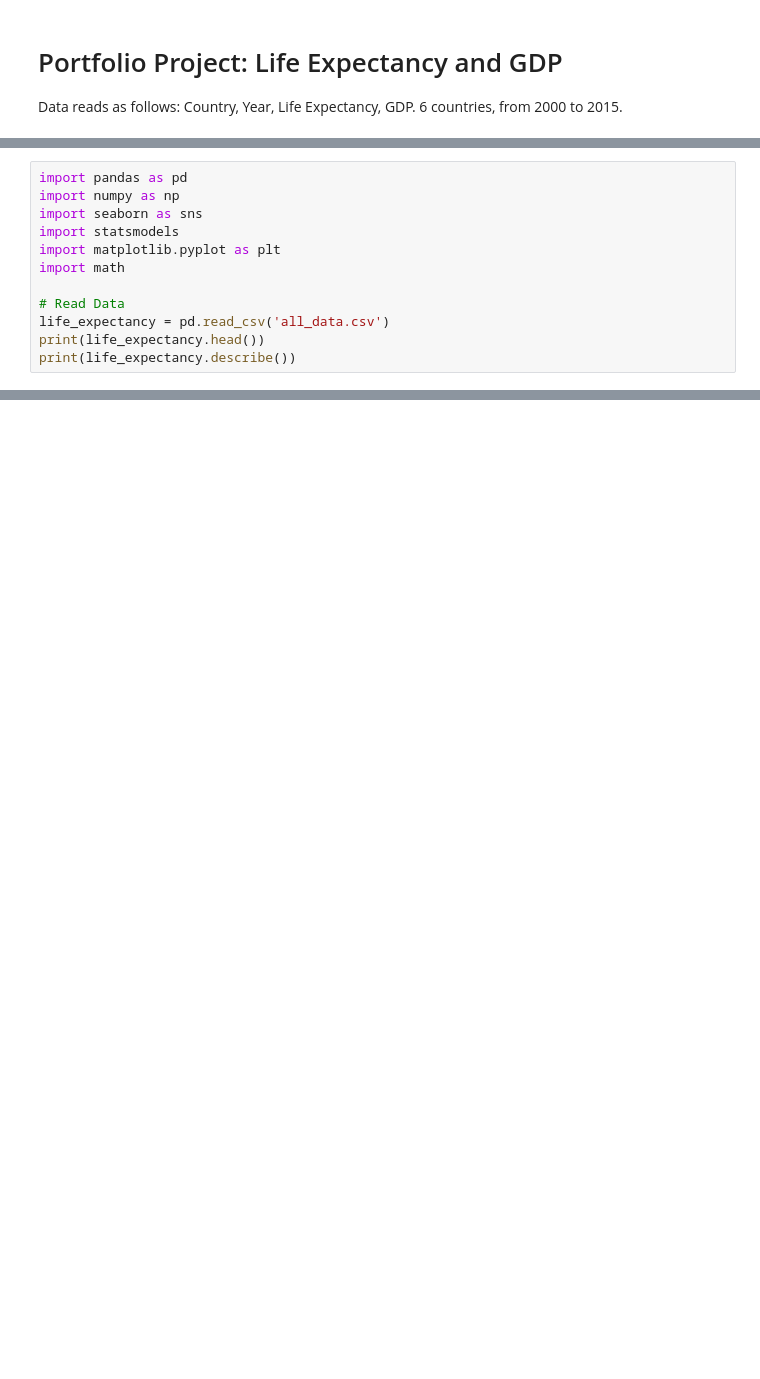
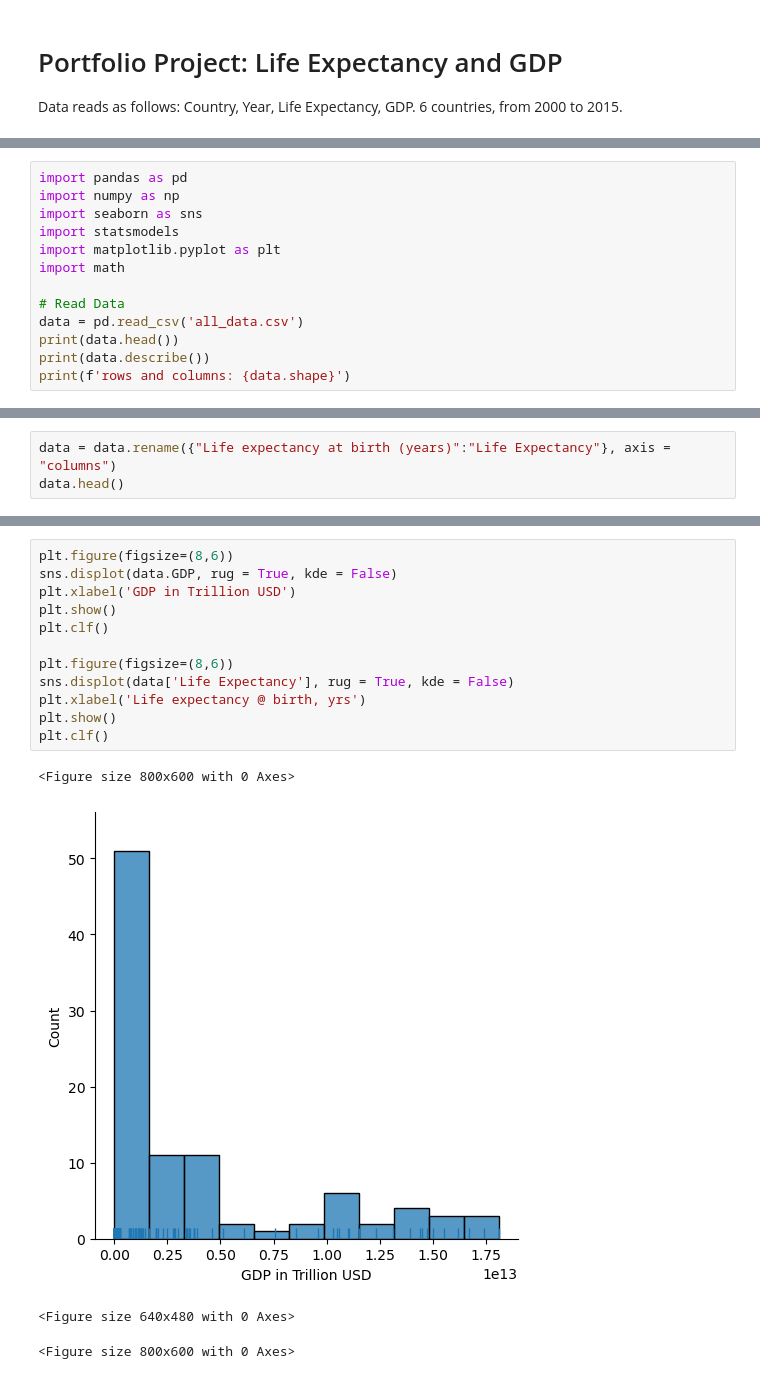
Before and after one commit to RacerBeats/Life-Expectancy-and-GDP-Starter, a Jupyter notebook: life_expectancy_gdp.ipynb, the cells around one changed output, grey strips where cells are left out. Saved outputs shown, nothing was run; the diff lists cells and outputs as text; blank space fills up the shorter version.

Commit message:
Single Variable graphs in progress

```diff
--- a/life_expectancy_gdp.ipynb
+++ b/life_expectancy_gdp.ipynb
@@ -12,9 +14,10 @@ import matplotlib.pyplot as plt
 import math
 
 # Read Data
-life_expectancy = pd.read_csv('all_data.csv')
-print(life_expectancy.head())
-print(life_expectancy.describe())
+data = pd.read_csv('all_data.csv')
+print(data.head())
+print(data.describe())
+print(f'rows and columns: {data.shape}')
 # %% [output]
   Country  Year  Life expectancy at birth (years)           GDP
 0   Chile  2000                              77.3  7.786093e+10
@@ -33,0 +53,3 @@ max    2015.000000                         81.000000  1.810000e+13
+# %%
+data = data.rename({"Life expectancy at birth (years)":"Life Expectancy"}, axis = "columns")
+data.head()
@@ -33,0 +101,17 @@ max    2015.000000                         81.000000  1.810000e+13
+# %%
+plt.figure(figsize=(8,6))
+sns.displot(data.GDP, rug = True, kde = False)
+plt.xlabel('GDP in Trillion USD')
+plt.show()
+plt.clf()
+
+plt.figure(figsize=(8,6))
+sns.displot(data['Life Expectancy'], rug = True, kde = False)
+plt.xlabel('Life expectancy @ birth, yrs')
+plt.show()
+plt.clf()
+# %% [output]
+<Figure size 800x600 with 0 Axes>
+[figure, added]
+<Figure size 640x480 with 0 Axes>
+<Figure size 800x600 with 0 Axes>
```
Also changed, not shown: parts of 15 cells of this notebook, 1 other file.
